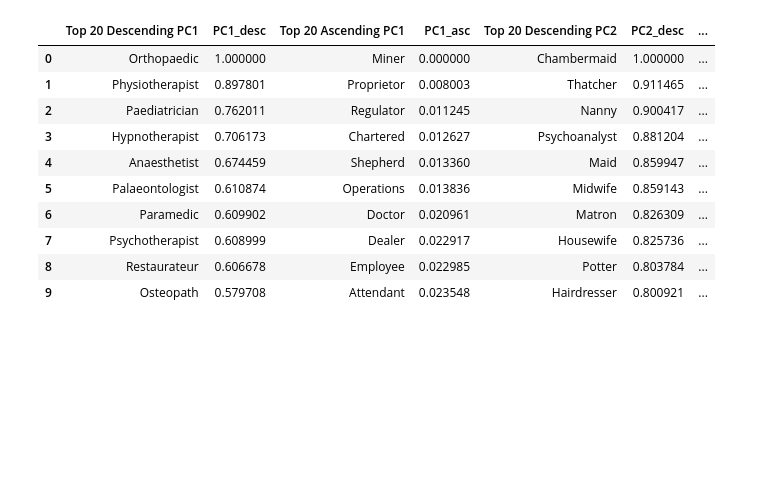
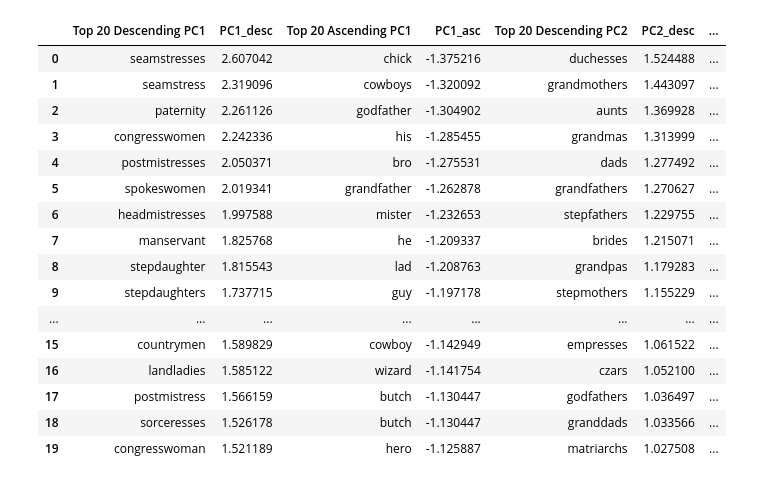
Before and after one commit to NauelSerraino/BERT-Gender-Bias, a Jupyter notebook: notebooks/02_e2e_gendered_words .ipynb, the cells around one changed output. Drawn from its saved outputs; the diff is of its cells as text; code cells hidden in the pictures; blank space fills up the shorter version.

```diff
--- a/notebooks/02_e2e_gendered_words .ipynb
+++ b/notebooks/02_e2e_gendered_words .ipynb
@@ -132,6 +143,6 @@ logit_coef.head(20)
 # %%
 selected_features = logit_coef.feature.values
 
-jobs_df['selected_tokens'] = jobs_df.bert_token.apply(lambda x: [x[i] for i in selected_features])
-jobs_df.head()
+gendered_words['selected_tokens'] = gendered_words.bert_token.apply(lambda x: [x[i] for i in selected_features])
+gendered_words.head()
 # %% [output]
@@ -147,13 +158,14 @@ from sklearn.decomposition import PCA
 # Perform PCA to reduce to 2 dimensions
 pca = PCA(n_components=2)
 
-X = jobs_df['selected_tokens'].tolist()
+X = gendered_words['selected_tokens'].tolist()
 principal_components = pca.fit_transform(X)
-jobs_df['pc1'] = principal_components[:, 0]
-jobs_df['pc2'] = principal_components[:, 1]
+print("Explained variance ratio: ", pca.explained_variance_ratio_)
+gendered_words['pc1'] = principal_components[:, 0]
+gendered_words['pc2'] = principal_components[:, 1]
 
-jobs_df['pc1_norm'] = (jobs_df['pc1'] - jobs_df['pc1'].min()) / (jobs_df['pc1'].max() - jobs_df['pc1'].min())
-jobs_df['pc2_norm'] = (jobs_df['pc2'] - jobs_df['pc2'].min()) / (jobs_df['pc2'].max() - jobs_df['pc2'].min())
+gendered_words['pc1_norm'] = (gendered_words['pc1'] - gendered_words['pc1'].min()) / (gendered_words['pc1'].max() - gendered_words['pc1'].min())
+gendered_words['pc2_norm'] = (gendered_words['pc2'] - gendered_words['pc2'].min()) / (gendered_words['pc2'].max() - gendered_words['pc2'].min())
 
-jobs_df.head()
+gendered_words.head()
 # %% [output]
@@ -186,37 +275,43 @@ fig.show()
 # %%
-n = 10
+n = 20
+pcs = ['pc1', 'pc2']
+top_n_desc_pc1 = gendered_words.nlargest(n, pcs[0]).word.values
+top_n_asc_pc1 = gendered_words.nsmallest(n, pcs[0]).word.values
+top_n_desc_pc2 = gendered_words.nlargest(n, pcs[1]).word.values
+top_n_asc_pc2 = gendered_words.nsmallest(n, pcs[1]).word.values
 
-top_n_desc_pc1 = jobs_df.nlargest(n, pcs[0]).Occupations.values
-top_n_asc_pc1 = jobs_df.nsmallest(n, pcs[0]).Occupations.values
-top_n_desc_pc2 = jobs_df.nlargest(n, pcs[1]).Occupations.values
-top_n_asc_pc2 = jobs_df.nsmallest(n, pcs[1]).Occupations.values
-
-top_n_desc_pc1_values = jobs_df.nlargest(n, pcs[0])[f'{pcs[0]}'].values
-top_n_asc_pc1_values = jobs_df.nsmallest(n, pcs[0])[f'{pcs[0]}'].values
-top_n_desc_pc2_values = jobs_df.nlargest(n, pcs[1])[f'{pcs[1]}'].values
-top_n_asc_pc2_values = jobs_df.nsmallest(n, pcs[1])[f'{pcs[1]}'].values
+top_n_desc_pc1_values = gendered_words.nlargest(n, pcs[0])[f'{pcs[0]}'].values
+top_n_asc_pc1_values = gendered_words.nsmallest(n, pcs[0])[f'{pcs[0]}'].values
+top_n_desc_pc2_values = gendered_words.nlargest(n, pcs[1])[f'{pcs[1]}'].values
+top_n_asc_pc2_values = gendered_words.nsmallest(n, pcs[1])[f'{pcs[1]}'].values
 
 table = pd.DataFrame({
     'Top 20 Descending PC1': top_n_desc_pc1,
     'PC1_desc': top_n_desc_pc1_values,
     'Top 20 Ascending PC1': top_n_asc_pc1,
     'PC1_asc': top_n_asc_pc1_values,
     'Top 20 Descending PC2': top_n_desc_pc2,
     'PC2_desc': top_n_desc_pc2_values,
     'Top 20 Ascending PC2': top_n_asc_pc2,
     'PC2_asc': top_n_asc_pc2_values
 })
 
 table
 # %% [output]
 |  | Top 20 Descending PC1 | PC1_desc | Top 20 Ascending PC1 | PC1_asc | Top 20 Descending PC2 | PC2_desc | ... |
-| 0 | Orthopaedic | 1.000000 | Miner | 0.000000 | Chambermaid | 1.000000 | ... |
-| 1 | Physiotherapist | 0.897801 | Proprietor | 0.008003 | Thatcher | 0.911465 | ... |
-| 2 | Paediatrician | 0.762011 | Regulator | 0.011245 | Nanny | 0.900417 | ... |
-| 3 | Hypnotherapist | 0.706173 | Chartered | 0.012627 | Psychoanalyst | 0.881204 | ... |
-| 4 | Anaesthetist | 0.674459 | Shepherd | 0.013360 | Maid | 0.859947 | ... |
-| 5 | Palaeontologist | 0.610874 | Operations | 0.013836 | Midwife | 0.859143 | ... |
-| 6 | Paramedic | 0.609902 | Doctor | 0.020961 | Matron | 0.826309 | ... |
-| 7 | Psychotherapist | 0.608999 | Dealer | 0.022917 | Housewife | 0.825736 | ... |
-| 8 | Restaurateur | 0.606678 | Employee | 0.022985 | Potter | 0.803784 | ... |
-| 9 | Osteopath | 0.579708 | Attendant | 0.023548 | Hairdresser | 0.800921 | ... |
+| 0 | seamstresses | 2.607042 | chick | -1.375216 | duchesses | 1.524488 | ... |
+| 1 | seamstress | 2.319096 | cowboys | -1.320092 | grandmothers | 1.443097 | ... |
+| 2 | paternity | 2.261126 | godfather | -1.304902 | aunts | 1.369928 | ... |
+| 3 | congresswomen | 2.242336 | his | -1.285455 | grandmas | 1.313999 | ... |
+| 4 | postmistresses | 2.050371 | bro | -1.275531 | dads | 1.277492 | ... |
+| 5 | spokeswomen | 2.019341 | grandfather | -1.262878 | grandfathers | 1.270627 | ... |
+| 6 | headmistresses | 1.997588 | mister | -1.232653 | stepfathers | 1.229755 | ... |
+| 7 | manservant | 1.825768 | he | -1.209337 | brides | 1.215071 | ... |
+| 8 | stepdaughter | 1.815543 | lad | -1.208763 | grandpas | 1.179283 | ... |
+| 9 | stepdaughters | 1.737715 | guy | -1.197178 | stepmothers | 1.155229 | ... |
+| ... | ... | ... | ... | ... | ... | ... | ... |
+| 15 | countrymen | 1.589829 | cowboy | -1.142949 | empresses | 1.061522 | ... |
+| 16 | landladies | 1.585122 | wizard | -1.141754 | czars | 1.052100 | ... |
+| 17 | postmistress | 1.566159 | butch | -1.130447 | godfathers | 1.036497 | ... |
+| 18 | sorceresses | 1.526178 | butch | -1.130447 | granddads | 1.033566 | ... |
+| 19 | congresswoman | 1.521189 | hero | -1.125887 | matriarchs | 1.027508 | ... |
```
Also changed, not shown: parts of 12 cells of this notebook, 6 other files.
